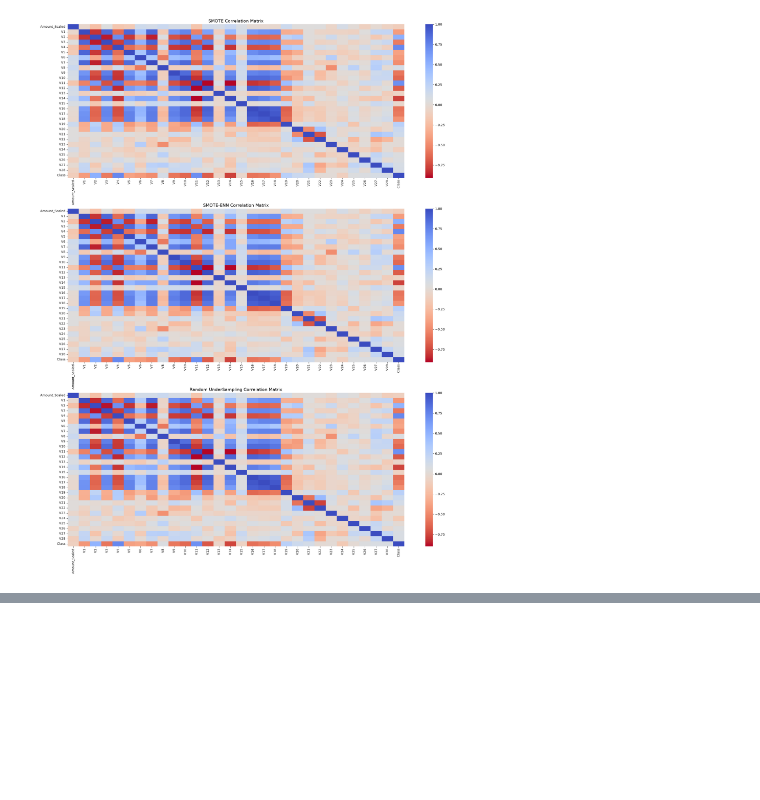
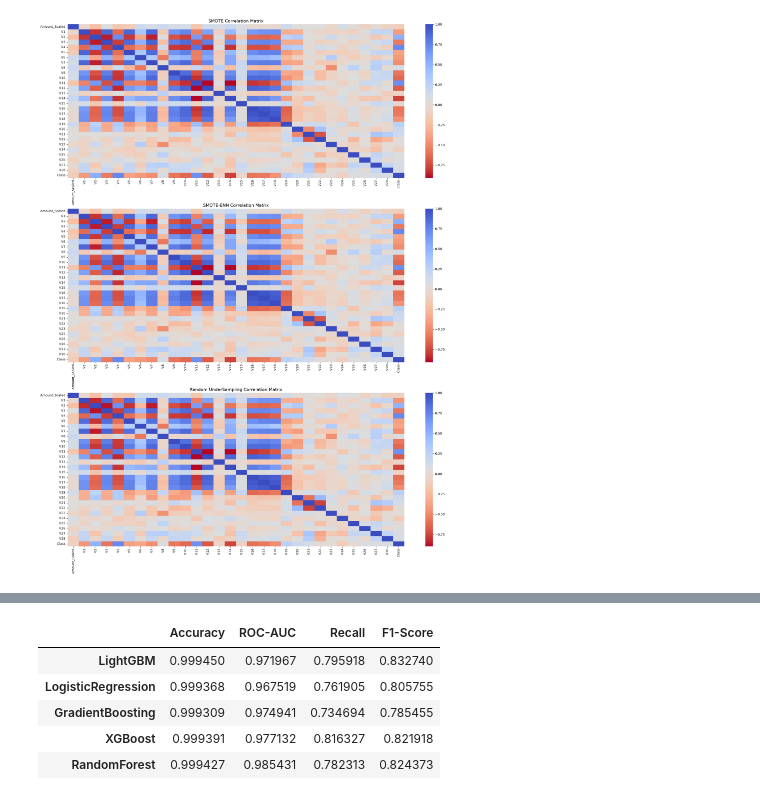
Before and after one commit to jcs19752510-ui/semi_project, a Jupyter notebook: 염윤호/02 Credit Card Fraud Detection/02_Creditcard.ipynb, the cells around one changed output, grey strips where cells are left out. Cells and saved outputs as stored; diff of their text form; code cells hidden in the pictures; blank space fills up the shorter version.

```diff
--- a/염윤호/02 Credit Card Fraud Detection/02_Creditcard.ipynb
+++ b/염윤호/02 Credit Card Fraud Detection/02_Creditcard.ipynb
@@ -530,0 +602,21 @@ F1: 0.7961, AUC:0.9745, AUPRC:0.8113
+# %%
+# LogisticRegression, GradientBoosting는 기본 threshold(0.5)에서 F1이 낮게 나와서
+# precision_recall_curve로 F1이 최대가 되는 threshold를 찾아 그 기준으로 재평가.
+# 이미 학습된 lr_clf_smote, gb_clf_smote를 그대로 재사용 (재학습 없음).
+def get_best_threshold_eval(model, X_test, y_test, name=""):
+    pred_proba = model.predict_proba(X_test)[:, 1]
+    precisions, recalls, thresholds = precision_recall_curve(y_test, pred_proba)
+    f1_scores = 2 * precisions[:-1] * recalls[:-1] / (precisions[:-1] + recalls[:-1] + 1e-10)
+    best_idx = np.argmax(f1_scores)
+    best_threshold = thresholds[best_idx]
+
+    pred = (pred_proba >= best_threshold).astype(int)
+    print(f'[{name}] Best Threshold: {best_threshold:.4f}')
+    return get_clf_eval(y_test, pred, pred_proba)
+
+
+print('=== LogisticRegression (Threshold Tuned) ===')
+model_results_smote['LogisticRegression'] = get_best_threshold_eval(lr_clf_smote, X_test, y_test, name='LogisticRegression')
+
+print('\n=== GradientBoosting (Threshold Tuned) ===')
+model_results_smote['GradientBoosting'] = get_best_threshold_eval(gb_clf_smote, X_test, y_test, name='GradientBoosting')
@@ -530,0 +639,12 @@ F1: 0.7961, AUC:0.9745, AUPRC:0.8113
+# %%
+# Threshold 조정 반영한 최종 비교표
+comparison_df_smote = pd.DataFrame(model_results_smote).T[['accuracy', 'roc_auc', 'recall', 'f1']]
+comparison_df_smote.columns = ['Accuracy', 'ROC-AUC', 'Recall', 'F1-Score']
+comparison_df_smote
+# %% [output]
+|  | Accuracy | ROC-AUC | Recall | F1-Score |
+| LightGBM | 0.999450 | 0.971967 | 0.795918 | 0.832740 |
+| LogisticRegression | 0.999368 | 0.967519 | 0.761905 | 0.805755 |
+| GradientBoosting | 0.999309 | 0.974941 | 0.734694 | 0.785455 |
+| XGBoost | 0.999391 | 0.977132 | 0.816327 | 0.821918 |
+| RandomForest | 0.999427 | 0.985431 | 0.782313 | 0.824373 |
```
Also changed, not shown: parts of 20 cells of this notebook, 16 other files.
